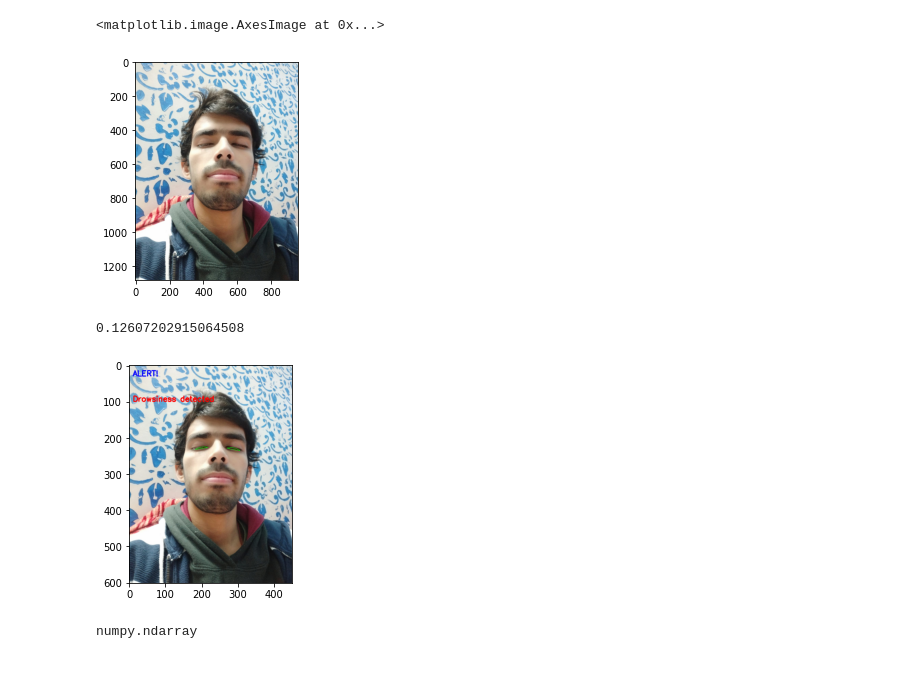
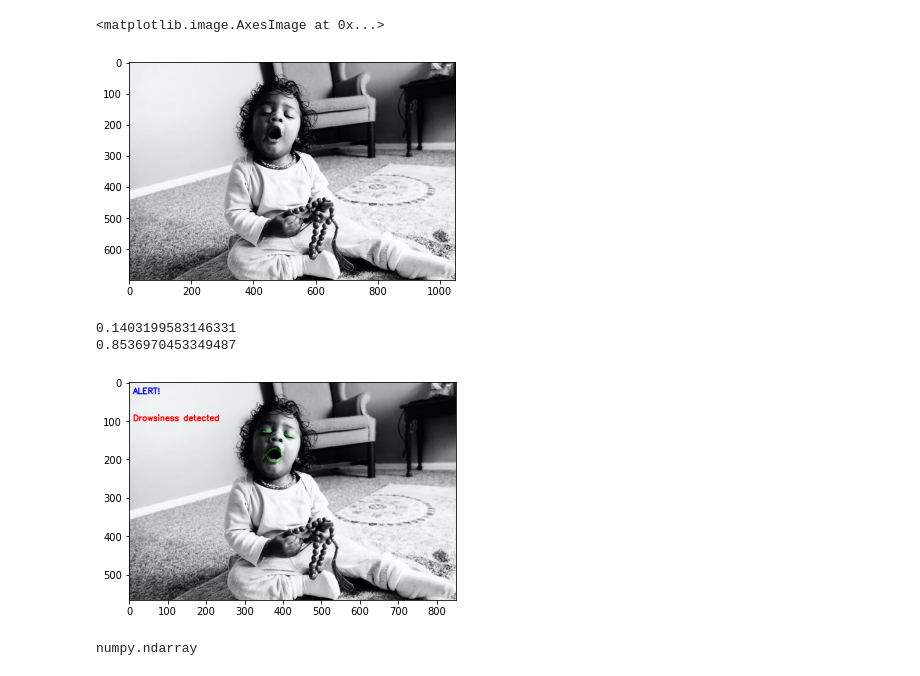
Before and after one commit to anschy/Driver-Drowsiness-Detection, a Jupyter notebook: Driver-Drowsiness-Image.ipynb, the cells around one changed output. Drawn from its saved outputs; the diff is of its cells as text; code cells hidden in the pictures.

```diff
--- a/Driver-Drowsiness-Image.ipynb
+++ b/Driver-Drowsiness-Image.ipynb
@@ -12,4 +12,16 @@ def eye_aspect_ratio(eye):
     C = distance.euclidean(eye[0], eye[3])
     ear = (A + B) / (2.0 * C)
     return ear
+# %%
+def mouth_aspect_ratio(mouth):
+    D = distance.euclidean(mouth[1],mouth[7])
+    E = distance.euclidean(mouth[2],mouth[6])
+    F = distance.euclidean(mouth[3],mouth[5])
+    G = distance.euclidean(mouth[4],mouth[8])
+    mar = (D + E + F)/(3.0 * G)#some comands
+    return mar
+# %%
+thresh = 0.2
+thresh_mouth = 0.7
+frame_check = 40
 # %%
@@ -20,50 +30,60 @@ predict = dlib.shape_predictor("shape_predictor_68_face_landmarks.dat")
 # %%
 (lStart, lEnd) = face_utils.FACIAL_LANDMARKS_IDXS["left_eye"]
 (rStart, rEnd) = face_utils.FACIAL_LANDMARKS_IDXS["right_eye"]
+(mStart, mEnd) = face_utils.FACIAL_LANDMARKS_IDXS["mouth"]
 # %%
-image = cv2.imread("2.jpeg")
+image = cv2.imread("yawn1.jpeg")
 
 image = cv2.cvtColor(image, cv2.COLOR_BGR2RGB)
 # %%
 plt.imshow(image)
 # %% [output]
 <matplotlib.image.AxesImage at 0x...>
-[figure, old version]
+[figure, new version]
 # %%
 #h,w = image.shape[:2]
 
-frame = imutils.resize(image, width=450)
+frame = imutils.resize(image, width=850)
 gray = cv2.cvtColor(frame, cv2.COLOR_BGR2GRAY)
 subjects = detect(gray, 0)
 for subject in subjects:
     shape = predict(gray, subject)
     shape = face_utils.shape_to_np(shape)
     leftEye = shape[lStart:lEnd]         #roi
     rightEye = shape[rStart:rEnd]
+    mouth = shape[mStart:mEnd]
 
     leftEAR = eye_aspect_ratio(leftEye)
     rightEAR = eye_aspect_ratio(rightEye)
     ear = (leftEAR + rightEAR) / 2.0
+    mouthMAR = mouth_aspect_ratio(mouth)
+    mar = mouthMAR
+
     leftEyeHull = cv2.convexHull(leftEye)
     rightEyeHull = cv2.convexHull(rightEye)
+    mouthHull = cv2.convexHull(mouth)
     cv2.drawContours(frame, [leftEyeHull], -1, (0, 255, 0), 1)
     cv2.drawContours(frame, [rightEyeHull], -1, (0, 255, 0), 1)
-    if ear < thresh:
+    cv2.drawContours(frame, [mouthHull], -1, (0, 255, 0), 1)
+
+    if ear < thresh or mar > thresh_mouth:
         cv2.putText(frame, "ALERT!", (10, 30),cv2.FONT_HERSHEY_SIMPLEX, 0.7, (0, 0, 255), 2)
         cv2.putText(frame, "Drowsiness detected", (10,100),cv2.FONT_HERSHEY_SIMPLEX, 0.7, (255, 0, 0), 2)
     else:
         flag = 0
 plt.imshow(frame)
 print(ear)
+print(mar)
 #key = cv2.waitKey(1) & 0xFF
 #if key == ord("q"):
 #   break
 
 #plt.imshow(image)
 #cv2.waitKey(0)
 # %% [output]
-0.12607202915064508
+0.1403199583146331
+0.8536970453349487
-[figure, old version]
+[figure, new version]
 # %%
 type(shape)
 # %% [output]
```
Also changed, not shown: parts of 1 cell of this notebook.
